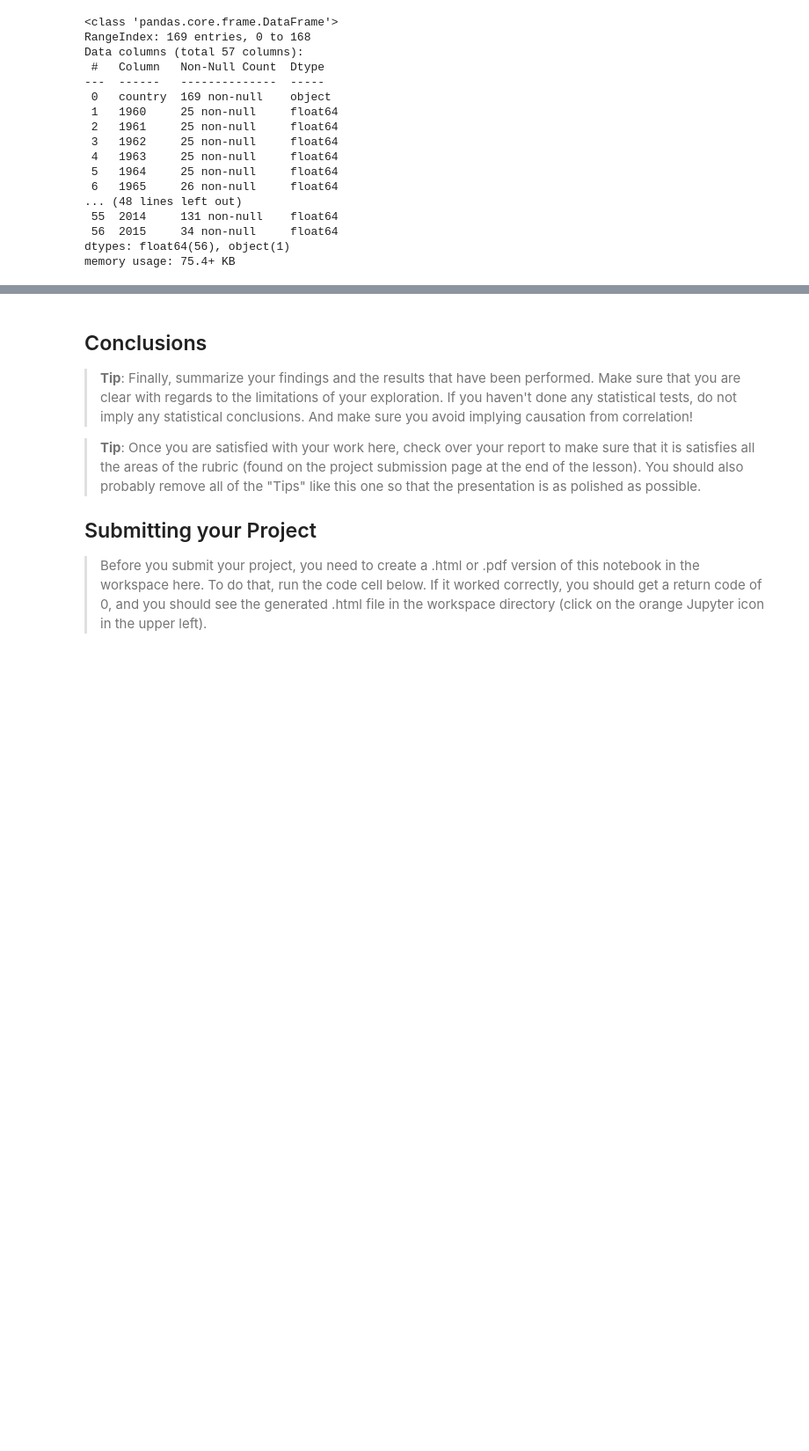
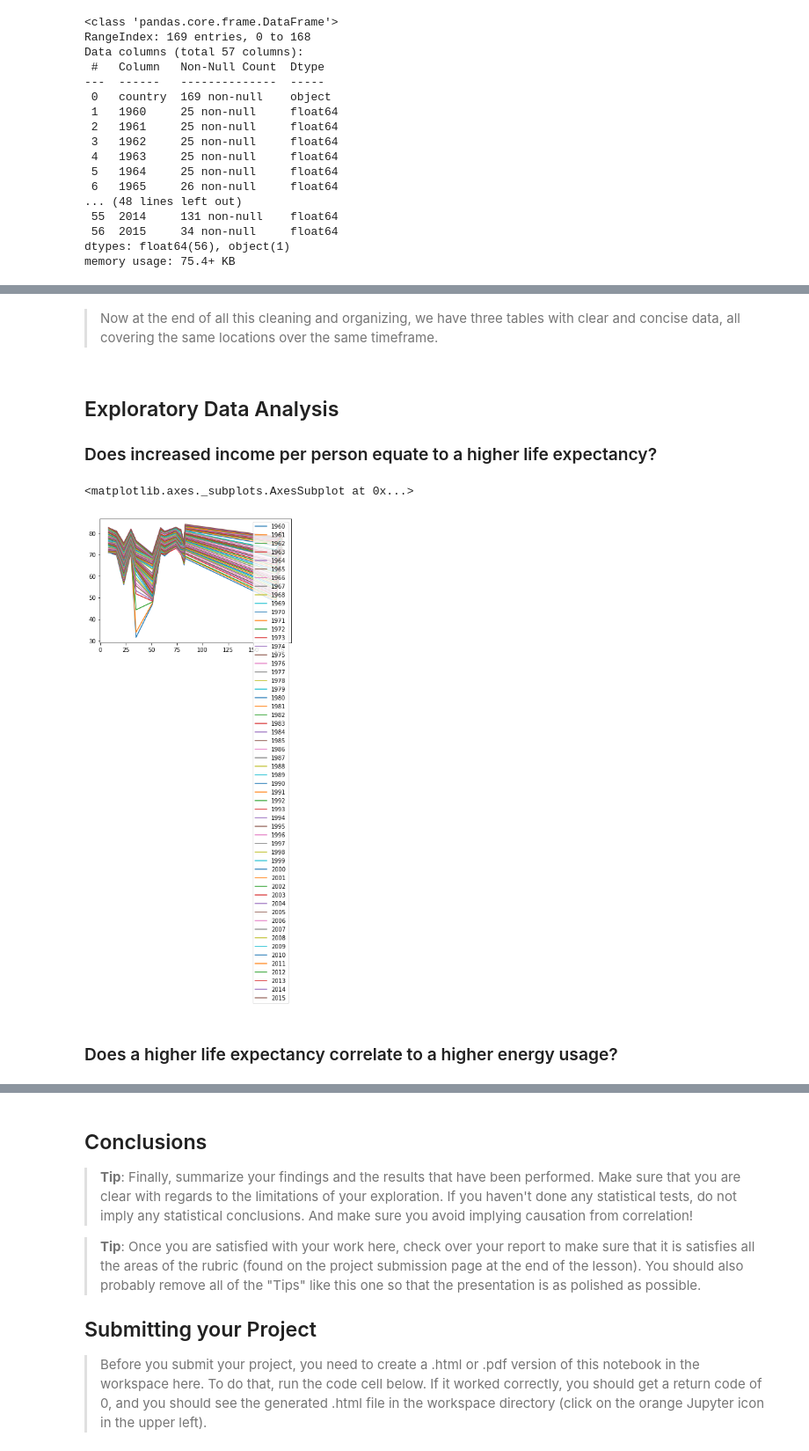
Before and after one commit to TJRiker11/Investigating-a-Data-Set---TMDB-Movies, a Jupyter notebook: Investigating Data Sets/Investigating Data Sets.ipynb, the cells around one changed output, grey strips where cells are left out. Shown at 88% size. Drawn from its saved outputs; the diff is of its cells as text; code cells hidden in the pictures; blank space fills up the shorter version.

```diff
--- a/Investigating Data Sets/Investigating Data Sets.ipynb
+++ b/Investigating Data Sets/Investigating Data Sets.ipynb
@@ -179,0 +215,7 @@ memory usage: 75.4+ KB
+# %%
+# Creating a new income table of only our selected countries
+narrowed_income = income[(income['country'] == 'Australia') | (income['country'] == 'Belgium') | (income['country'] == 'Brazil') | (income['country'] == 'Canada')
+           | (income['country'] == 'China') | (income['country'] == 'Egypt') | (income['country'] == 'France') | (income['country'] == 'Germany')
+           | (income['country'] == 'Iceland') | (income['country'] == 'Ireland') | (income['country'] == 'Jamaica') | (income['country'] == 'Japan')
+           | (income['country'] == 'Turkey') | (income['country'] == 'United Kingdom') | (income['country'] == 'United States')]
+print(narrowed_income)
@@ -179,0 +242,8 @@ memory usage: 75.4+ KB
+# %%
+# Getting the country column and the date columns, then combining them into one table for Life Expectancy
+country_life = narrowed_life.loc[:,'country']
+dates_life = narrowed_life.loc[:,'1960':'2015']
+life_frames = [country_life,dates_life]
+final_life = pd.concat(life_frames,axis=1)
+print(final_life)
+final_life.head()
@@ -179,0 +275,8 @@ memory usage: 75.4+ KB
+# %%
+# Getting the country column and the date columns, then combining them into one table for Income per Person
+country_income = narrowed_income.loc[:,'country']
+dates_income = narrowed_income.loc[:,'1960':'2015']
+income_frames = [country_income,dates_income]
+final_income = pd.concat(income_frames,axis=1)
+print(final_income)
+final_income.head()
@@ -179,0 +308,8 @@ memory usage: 75.4+ KB
+# %%
+# Getting the country column and the date columns, then combining them into one table for Energy Use per Person
+country_energy = narrowed_energy.loc[:,'country']
+dates_energy = narrowed_energy.loc[:,'1960':'2015']
+energy_frames = [country_energy,dates_energy]
+final_energy = pd.concat(energy_frames,axis=1)
+print(final_energy)
+final_energy.head()
@@ -179,0 +341,16 @@ memory usage: 75.4+ KB
+# %% [markdown]
+> Now at the end of all this cleaning and organizing, we have three tables with clear and concise data, all covering the same locations over the same timeframe.
+# %% [markdown]
+<a id='eda'></a>
+## Exploratory Data Analysis
+
+### Does increased income per person equate to a higher life expectancy?
+# %%
+final_life.plot()
+final_income.plot()
+final_energy.plot()
+# %% [output]
+<matplotlib.axes._subplots.AxesSubplot at 0x...>
+[figure, added]
+# %% [markdown]
+### Does a higher life expectancy correlate to a higher energy usage?
```
Also changed, not shown: parts of 16 cells of this notebook.
